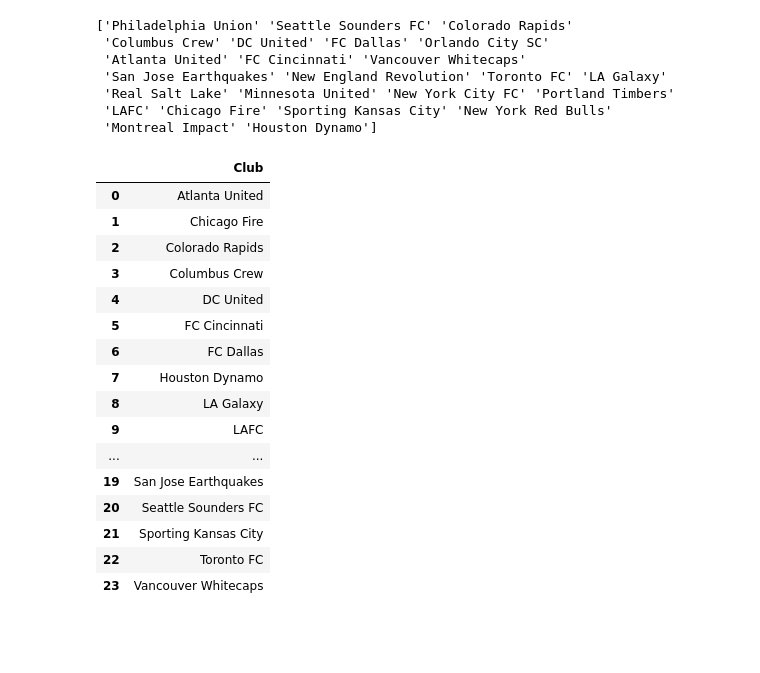
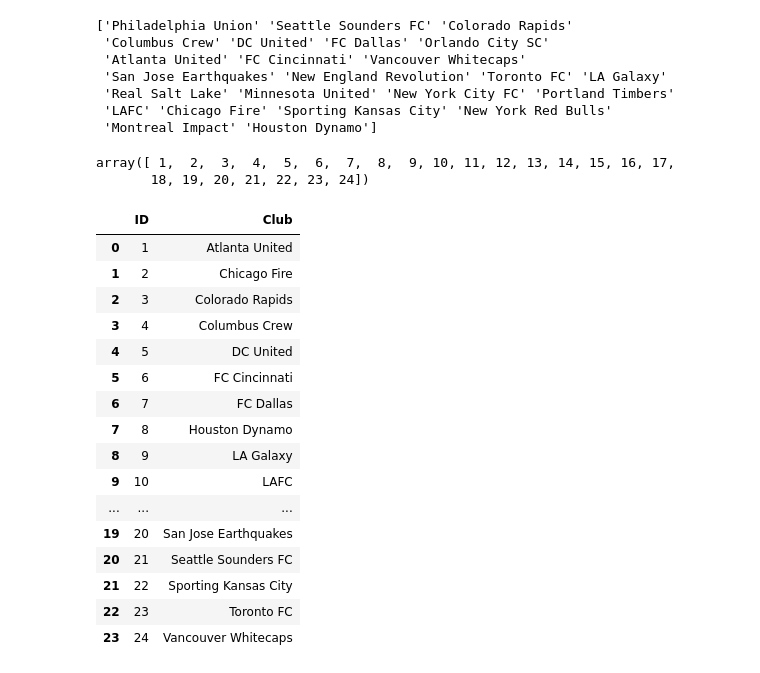
Before and after one commit to dgustave/ETL-Challenge, a Jupyter notebook: mls-data-asmvm/mls_salary.ipynb, the cells around one changed output. Drawn from its saved outputs; the diff is of its cells as text; code cells hidden in the pictures; blank space fills up the shorter version.

Commit message:
salary tables with PK, created conn to postgres, created loop to insert data into databases

```diff
--- a/mls-data-asmvm/mls_salary.ipynb
+++ b/mls-data-asmvm/mls_salary.ipynb
@@ -146,4 +146,4 @@ df.loc[(df["Last"] == "Salazar")]
 # %%
-df.groupby('Club').head()
-roster = df.set_index('Club')
-roster
+# df.groupby('Club').head()
+# roster = df.set_index('Club')
+# roster
@@ -182,0 +150,7 @@ final_roster
+# %%
+# organize data by club name and format salary and compensation as currency
+# set clubs as foreign key (question: will setting club as index affect push to sql?)
+# final_roster = roster.sort_index()
+pd.options.display.float_format = '${:,.2f}'.format
+# final_roster.groupby(['Club']).agg({'Base Salary':[sum]})
+df
@@ -182,0 +171,9 @@ final_roster
+# %%
+team_id = {
+    'Atlanta United': 1,'Chicago Fire': 2,'Colorado Rapids': 3,'Columbus Crew': 4,'DC United': 5,'FC Cincinnati': 6,
+    'FC Dallas': 7,'Houston Dynamo': 8,'LA Galaxy': 9,'LAFC': 10,'Minnesota United': 11,'Montreal Impact': 12,
+    'New England Revolution': 13,'New York City FC': 14,'New York Red Bulls': 15,'Orlando City SC': 16,'Philadelphia Union': 17,'Portland Timbers': 18,
+    'Real Salt Lake': 19,'San Jose Earthquakes': 20,'Seattle Sounders FC': 21,'Sporting Kansas City': 22,'Toronto FC': 23,'Vancouver Whitecaps': 24}
+df['ID'] = df['Club'].map(team_id)
+df=df[['ID','First','Last','Club','Position','Base Salary','Guaranteed Compensation']]
+df
@@ -192,26 +204,33 @@ print(team_names)
  'Real Salt Lake' 'Minnesota United' 'New York City FC' 'Portland Timbers'
  'LAFC' 'Chicago Fire' 'Sporting Kansas City' 'New York Red Bulls'
  'Montreal Impact' 'Houston Dynamo']
+# %%
+Club_ID = np.arange(1,25)
+Club_ID
+# %% [output]
+array([ 1,  2,  3,  4,  5,  6,  7,  8,  9, 10, 11, 12, 13, 14, 15, 16, 17,
+       18, 19, 20, 21, 22, 23, 24])
 # %%
-teams = pd.DataFrame(team_names,columns=['Club'])
-teams.sort_values(by=['Club'], inplace=True)
-teams.reset_index(drop=True,inplace=True)
-teams
+soccer_clubs = pd.DataFrame(team_names,columns=['Club'])
+soccer_clubs.sort_values(by=['Club'], inplace=True)
+soccer_clubs.reset_index(drop=True,inplace=True)
+soccer_clubs.insert(0,'ID',Club_ID)
+soccer_clubs
 # %% [output]
-|  | Club |
-| 0 | Atlanta United |
-| 1 | Chicago Fire |
-| 2 | Colorado Rapids |
-| 3 | Columbus Crew |
-| 4 | DC United |
-| 5 | FC Cincinnati |
-| 6 | FC Dallas |
-| 7 | Houston Dynamo |
-| 8 | LA Galaxy |
-| 9 | LAFC |
-| ... | ... |
-| 19 | San Jose Earthquakes |
-| 20 | Seattle Sounders FC |
-| 21 | Sporting Kansas City |
-| 22 | Toronto FC |
-| 23 | Vancouver Whitecaps |
+|  | ID | Club |
+| 0 | 1 | Atlanta United |
+| 1 | 2 | Chicago Fire |
+| 2 | 3 | Colorado Rapids |
+| 3 | 4 | Columbus Crew |
+| 4 | 5 | DC United |
+| 5 | 6 | FC Cincinnati |
+| 6 | 7 | FC Dallas |
+| 7 | 8 | Houston Dynamo |
+| 8 | 9 | LA Galaxy |
+| 9 | 10 | LAFC |
+| ... | ... | ... |
+| 19 | 20 | San Jose Earthquakes |
+| 20 | 21 | Seattle Sounders FC |
+| 21 | 22 | Sporting Kansas City |
+| 22 | 23 | Toronto FC |
+| 23 | 24 | Vancouver Whitecaps |
```
Also changed, not shown: parts of 19 cells of this notebook.
